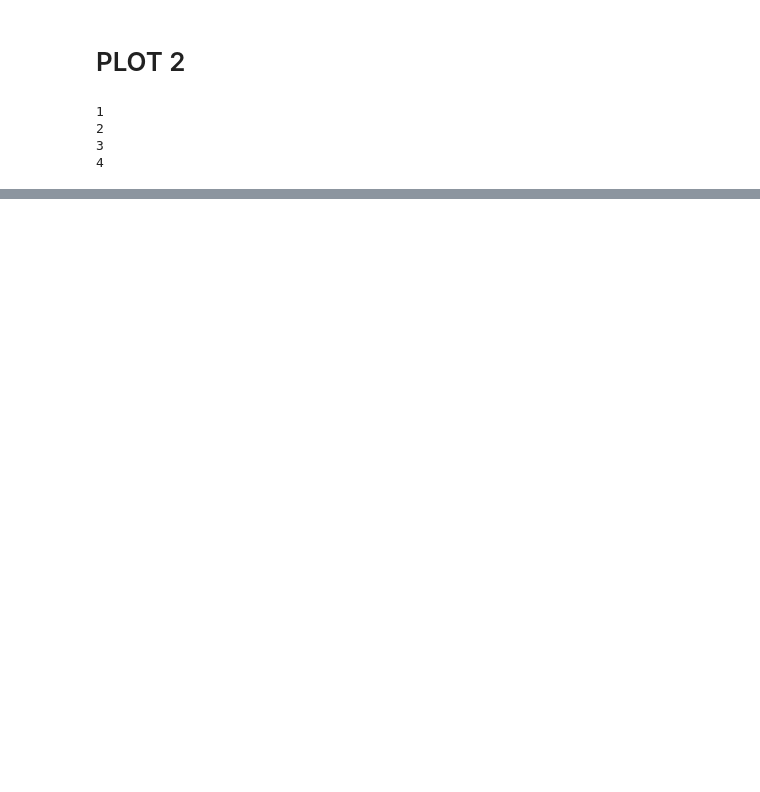
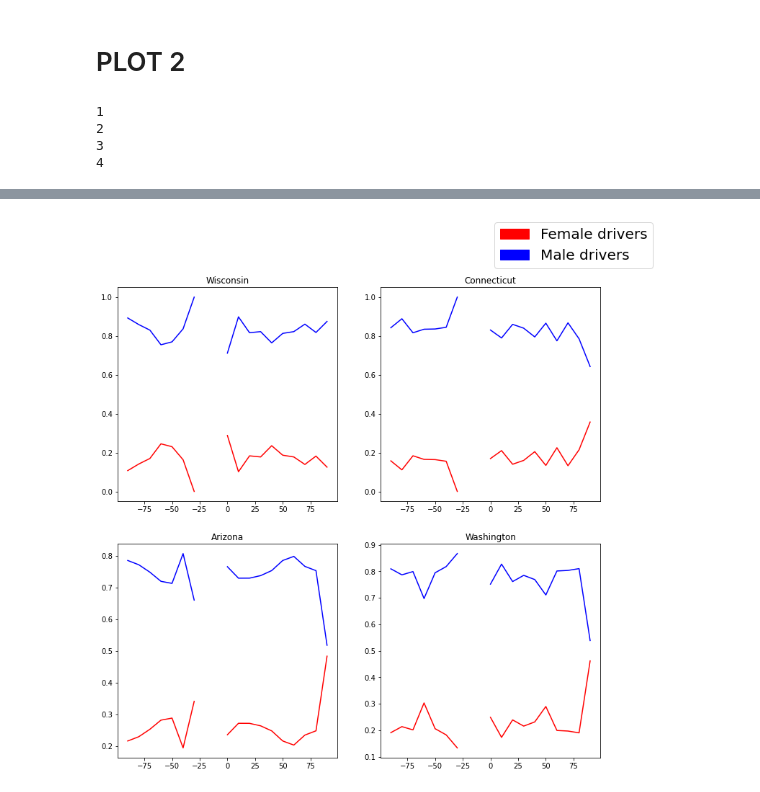
Before and after one commit to epfl-ada/ada-2020-project-milestone-p3-p3_beb, a Jupyter notebook: RQ2.ipynb, the cells around one changed output, grey strips where cells are left out. Saved outputs shown, nothing was run; the diff lists cells and outputs as text; code cells hidden in the pictures; blank space fills up the shorter version.

```diff
--- a/RQ2.ipynb
+++ b/RQ2.ipynb
@@ -324,6 +342,9 @@ fig.show()
 ttls = [data_dict[i][0] for i in data_dict]
 # We make a plot of 6 subplots
 fig = make_subplots(rows=2, cols=2, subplot_titles=ttls)
+# We also make a MatplotLib plot to make is visible on GitHub
+f_git, axs_git = plt.subplots(nrows = 2, ncols = 2, figsize = (12,12))
+axs_git = axs_git.ravel()
 # We create a small dictionary to organize (row, column) indices per subplot
 row_col = {
     1: [1, 1],
@@ -354,31 +375,45 @@ for i in data_dict:
     for j in missing_bins:
         plot_data_searched.loc[len(plot_data_searched)] = [j, None, None]
     # We sort the dataset and melt it.
     plot_data_searched = plot_data_searched.sort_values(by=['dusk_delta_bin'])
     plot_data_searched = pd.melt(plot_data_searched, id_vars=['dusk_delta_bin'], value_vars=['female', 'male'])
     # We prepare the dataset for plotting.
     female_ = plot_data_searched[plot_data_searched.subject_sex == 'female']
     male_ = plot_data_searched[plot_data_searched.subject_sex == 'male']
     # We plot female and male informarion separately.
     fig.add_trace(go.Scatter(
         x=female_.dusk_delta_bin, y=female_.value, mode='lines+markers', name=state_name + ' Female', line=dict(color='red')),
                   row=r_, col=c_)
     fig.add_trace(go.Scatter(
         x=male_.dusk_delta_bin, y=male_.value, mode='lines+markers',  name=state_name + ' Male', line=dict(color='blue')),
                   row=r_, col=c_)
+    # Matplotlib plots for GitHub
+    g_f_ddb = female_['dusk_delta_bin']
+    g_f_v = female_['value']
+    g_m_ddb = male_['dusk_delta_bin']
+    g_m_v = male_['value']
+    axs_git[i-1].plot(g_f_ddb, g_f_v, color='red')
+    axs_git[i-1].plot(g_m_ddb, g_m_v, color='blue')
+    axs_git[i-1].set_title(state_name)
 # We remove the background color.
 fig.update_layout({
 'plot_bgcolor': 'rgba(0, 0, 0, 0)',
 'paper_bgcolor': 'rgba(0, 0, 0, 0)',
 })
 # We set the grid color
 fig.update_yaxes(showline=True, linewidth=0.1, gridcolor='#e4e7ed')
 # We save it to an HTML file
-pio.write_html(fig, file='dusk_delta_searches_success.html', auto_open=True)
+pio.write_html(fig, file='dusk_delta_searches.html', auto_open=True)
+# We add a legend to GitHub version of the plots
+female_patch = mpatches.Patch(color='red',label='Female drivers')
+male_patch = mpatches.Patch(color='blue',label='Male drivers')
+f_git.legend(handles=[female_patch, male_patch],prop={'size':20})
+# display plots
 fig.show()
 # %% [output]
 1
 2
 3
 4
 [interactive output not drawn]
+[figure, added]
```
Also changed, not shown: parts of 3 cells of this notebook.
